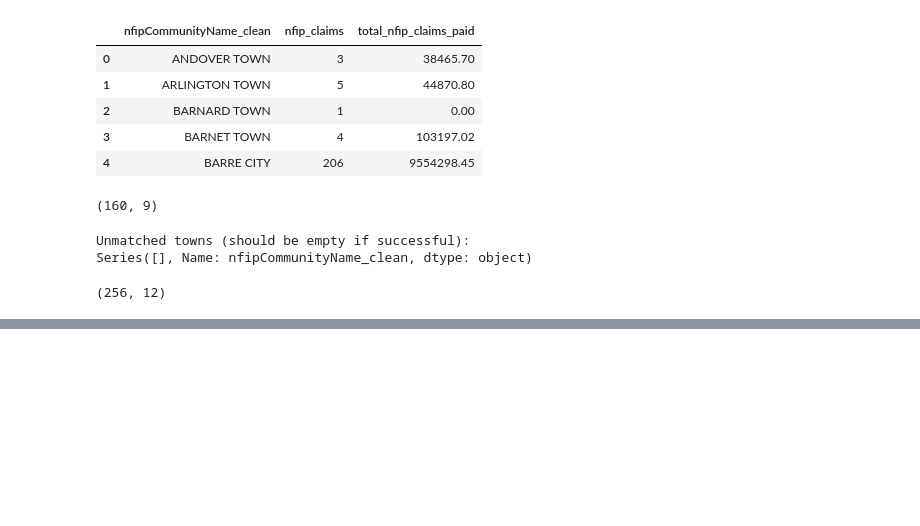
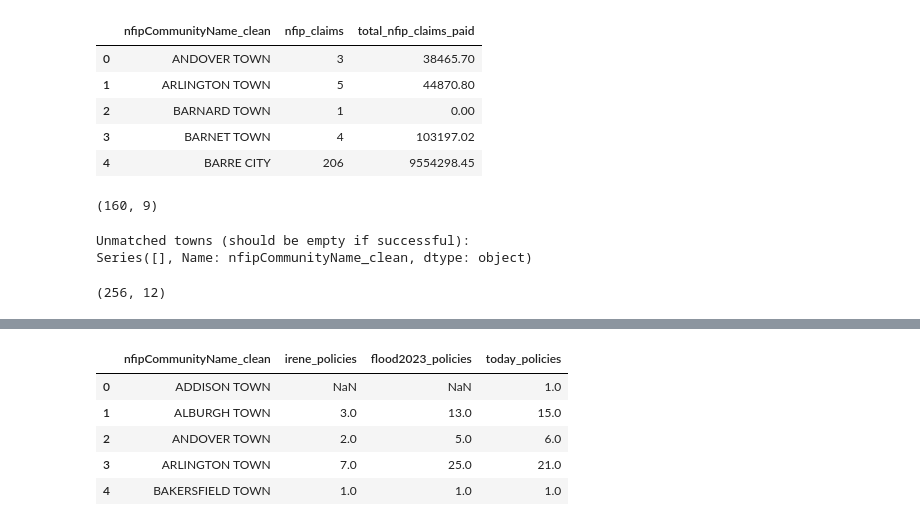
Before and after one commit to jakedurell/hazard-funding-comp, a Jupyter notebook: notebooks/04_etl_nfip_insurance.ipynb, the cells around one changed output, grey strips where cells are left out. Drawn from its saved outputs; the diff is of its cells as text; code cells hidden in the pictures; blank space fills up the shorter version.

Commit message:
feat(04_etl_nfip): add NFIP policy counts summary ETL with cleaning, aggregation, and normalized metrics

```diff
--- a/notebooks/04_etl_nfip_insurance.ipynb
+++ b/notebooks/04_etl_nfip_insurance.ipynb
@@ -7,6 +7,9 @@ from rapidfuzz import process
 # %%
 # load acs data (for merging town names, GEOID, population and housing unit data)
 acs_df = pd.read_csv("../data/cleaned/acs_summary.csv")
+# %%
+# load policies data (clean and merge after claims data)
+policies = pd.read_csv("../data/raw/NFIP/vt_nfip_policies.csv", low_memory=False)
 # %%
 # open vt nfip claims data
 claims = pd.read_csv("../data/raw/NFIP/vt_nfip_claims.csv")
@@ -232,0 +250,10 @@ nfip_df.to_csv("../data/cleaned/nfip_summary.csv", index=False)
+# %%
+# clean nfipCommunityName in policies data to match town names in acs_df for merging
+policies["nfipCommunityName_clean"] = policies["nfipCommunityName"].apply(
+    clean_community
+)
+policies["nfipCommunityName_clean"] = policies["nfipCommunityName_clean"].replace(
+    manual_town_dict
+)
+print("Total policies:", len(policies))
+policies["nfipCommunityName_clean"].value_counts(dropna=False)
@@ -232,0 +277,78 @@ nfip_df.to_csv("../data/cleaned/nfip_summary.csv", index=False)
+# %%
+# aggregate policy counts by major flooding events and today
+
+# reference dates
+irene_date = pd.Timestamp("2011-08-28").tz_localize("UTC")
+flood2023_date = pd.Timestamp("2023-07-10").tz_localize(
+    "UTC"
+)  # actual flood dates were July 9-12, esp. 10-11
+today = pd.Timestamp.today().normalize().tz_localize("UTC")
+
+# convert date columns are datetime
+policies["policyEffectiveDate"] = pd.to_datetime(policies["policyEffectiveDate"])
+policies["policyTerminationDate"] = pd.to_datetime(policies["policyTerminationDate"])
+policies["cancellationDateOfFloodPolicy"] = pd.to_datetime(
+    policies["cancellationDateOfFloodPolicy"]
+)
+
+# compute true end date of policy
+policies["policyEndDate"] = policies[
+    ["policyTerminationDate", "cancellationDateOfFloodPolicy"]
+].min(axis=1)
+
+
+def get_active_policies_at(date):
+    return policies[
+        (policies["policyEffectiveDate"] <= date)
+        & (policies["policyEndDate"] >= date)
+        & (policies["policyCount"] > 0)
+    ]
+
+
+# aggregate for each date
+active_irene = (
+    get_active_policies_at(irene_date)
+    .groupby("nfipCommunityName_clean")
+    .agg(irene_policies=("policyCount", "sum"))
+    .reset_index()
+)
+active_2023 = (
+    get_active_policies_at(flood2023_date)
+    .groupby("nfipCommunityName_clean")
+    .agg(flood2023_policies=("policyCount", "sum"))
+    .reset_index()
+)
+active_today = (
+    get_active_policies_at(today)
+    .groupby("nfipCommunityName_clean")
+    .agg(today_policies=("policyCount", "sum"))
+    .reset_index()
+)
+
+# print totals and non-null town counts for each date
+print("Total active policies at Irene date:", len(get_active_policies_at(irene_date)))
+print(
+    "Total active policies at 2023 flood date:",
+    len(get_active_policies_at(flood2023_date)),
+)
+print("Total active policies today:", len(get_active_policies_at(today)))
+print(
+    "Active policies with non-null town at Irene date:",
+    get_active_policies_at(irene_date)["nfipCommunityName_clean"].notnull().sum(),
+)
+print(
+    "Active policies with non-null town at 2023 flood date:",
+    get_active_policies_at(flood2023_date)["nfipCommunityName_clean"].notnull().sum(),
+)
+print(
+    "Active policies with non-null town today:",
+    get_active_policies_at(today)["nfipCommunityName_clean"].notnull().sum(),
+)
+
+# merge all three on town
+policies_summary = active_irene.merge(
+    active_2023, on="nfipCommunityName_clean", how="outer"
+).merge(active_today, on="nfipCommunityName_clean", how="outer")
+print(policies_summary.shape)
+policies_summary.head()
+# %% [output]
@@ -232,0 +362,6 @@ nfip_df.to_csv("../data/cleaned/nfip_summary.csv", index=False)
+|  | nfipCommunityName_clean | irene_policies | flood2023_policies | today_policies |
+| 0 | ADDISON TOWN | NaN | NaN | 1.0 |
+| 1 | ALBURGH TOWN | 3.0 | 13.0 | 15.0 |
+| 2 | ANDOVER TOWN | 2.0 | 5.0 | 6.0 |
+| 3 | ARLINGTON TOWN | 7.0 | 25.0 | 21.0 |
+| 4 | BAKERSFIELD TOWN | 1.0 | 1.0 | 1.0 |
```
Also changed, not shown: parts of 16 cells of this notebook, 2 other files.
